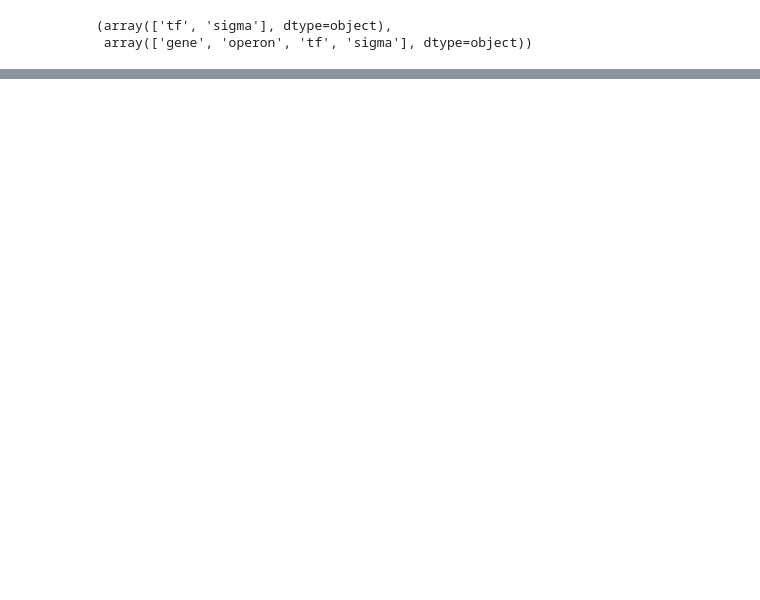
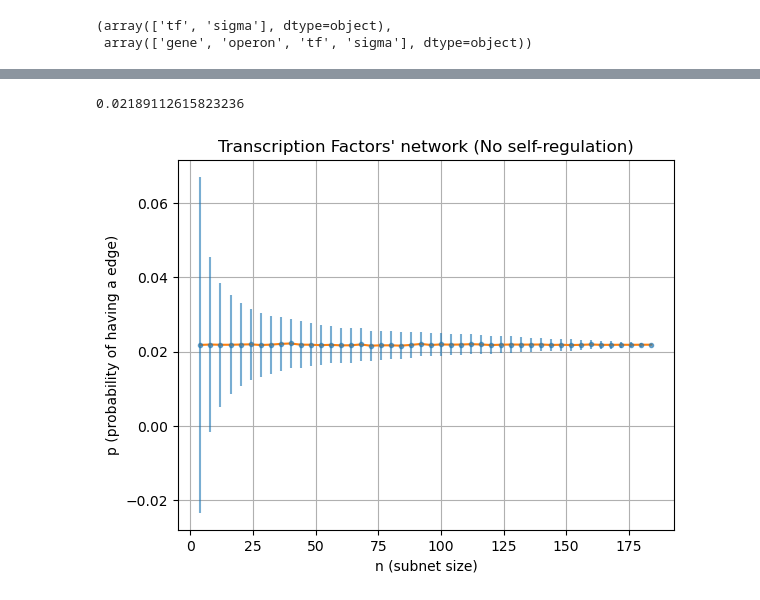
Before and after one commit to rpazuki/morpho_repo, a Jupyter notebook: Gershgoring/Ecoli_network_stats.ipynb, the cells around one changed output, grey strips where cells are left out. Saved outputs shown, nothing was run; the diff lists cells and outputs as text; code cells hidden in the pictures; blank space fills up the shorter version.

```diff
--- a/Gershgoring/Ecoli_network_stats.ipynb
+++ b/Gershgoring/Ecoli_network_stats.ipynb
@@ -121 +177,14 @@ plt.grid()
+# %%
+print(np.mean(samples[-1]))
+plt.errorbar(ns, [np.mean(sample) for sample in samples],
+                 [np.std(sample) for sample in samples],
+                 linestyle='None', marker='.', alpha=.6)
+plt.plot(ns, [np.mean(sample) for sample in samples], alpha=1)
+plt.xlabel("n (subnet size)")
+plt.ylabel("p (probability of having a edge)")
+plt.title("Transcription Factors' network (No self-regulation)")
+plt.grid()
+# %% [output]
+0.02189112615823236
+[figure, added]
 # %%
```
Also changed, not shown: parts of 23 cells of this notebook, 7 other files.
